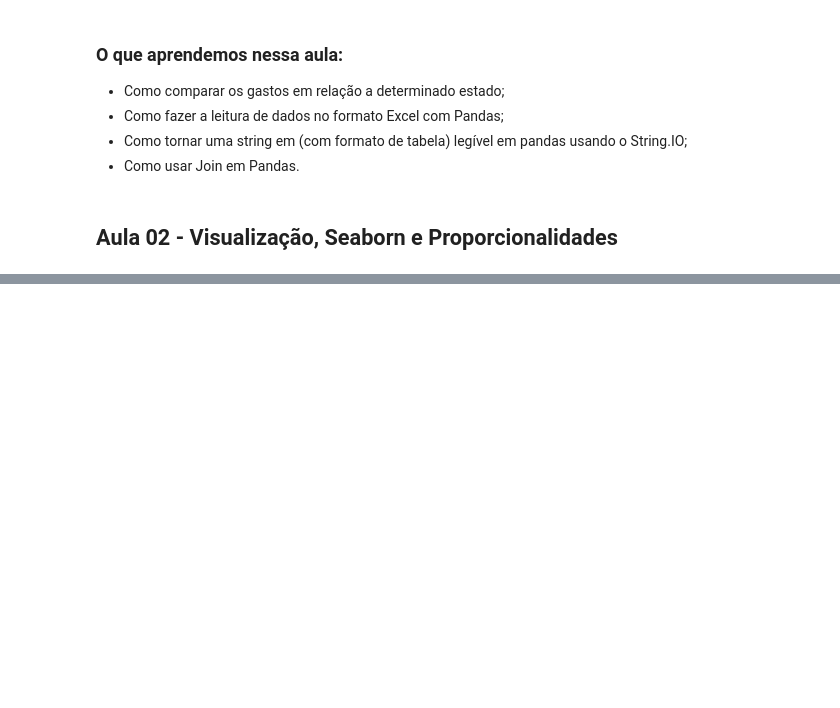
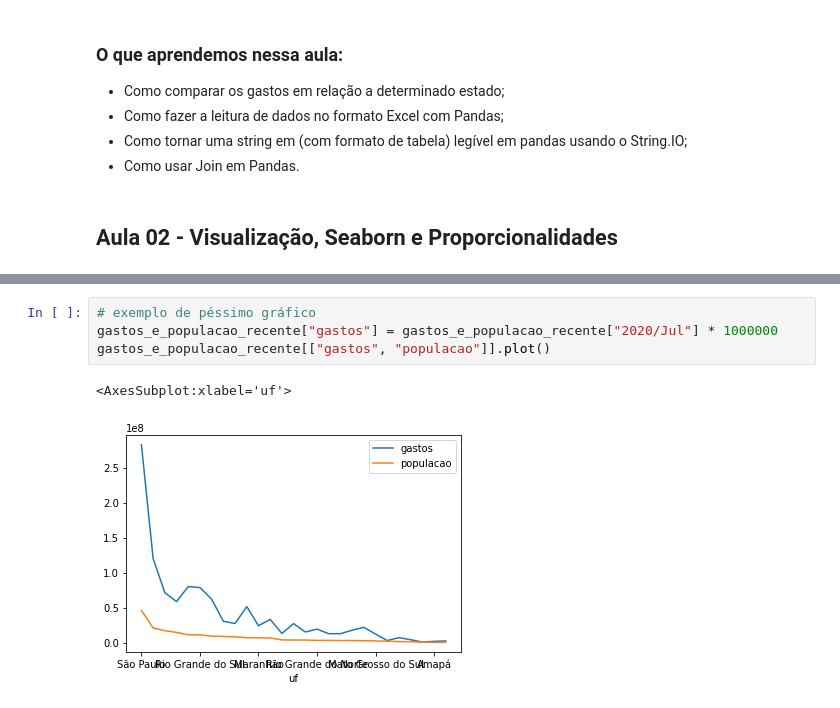
Before and after one commit to diascarolina/data-science-bootcamp, a Jupyter notebook: modulo2/aulas_desafios_modulo2.ipynb, the cells around one changed output, grey strips where cells are left out. Drawn from its saved outputs; the diff is of its cells as text; blank space fills up the shorter version.

```diff
--- a/modulo2/aulas_desafios_modulo2.ipynb
+++ b/modulo2/aulas_desafios_modulo2.ipynb
@@ -380,0 +394,7 @@ unida_teste.head()
+# %%
+# exemplo de péssimo gráfico
+gastos_e_populacao_recente["gastos"] = gastos_e_populacao_recente["2020/Jul"] * 1000000
+gastos_e_populacao_recente[["gastos", "populacao"]].plot()
+# %% [output]
+<AxesSubplot:xlabel='uf'>
+[figure, added]
```
Also changed, not shown: parts of 9 cells of this notebook.
